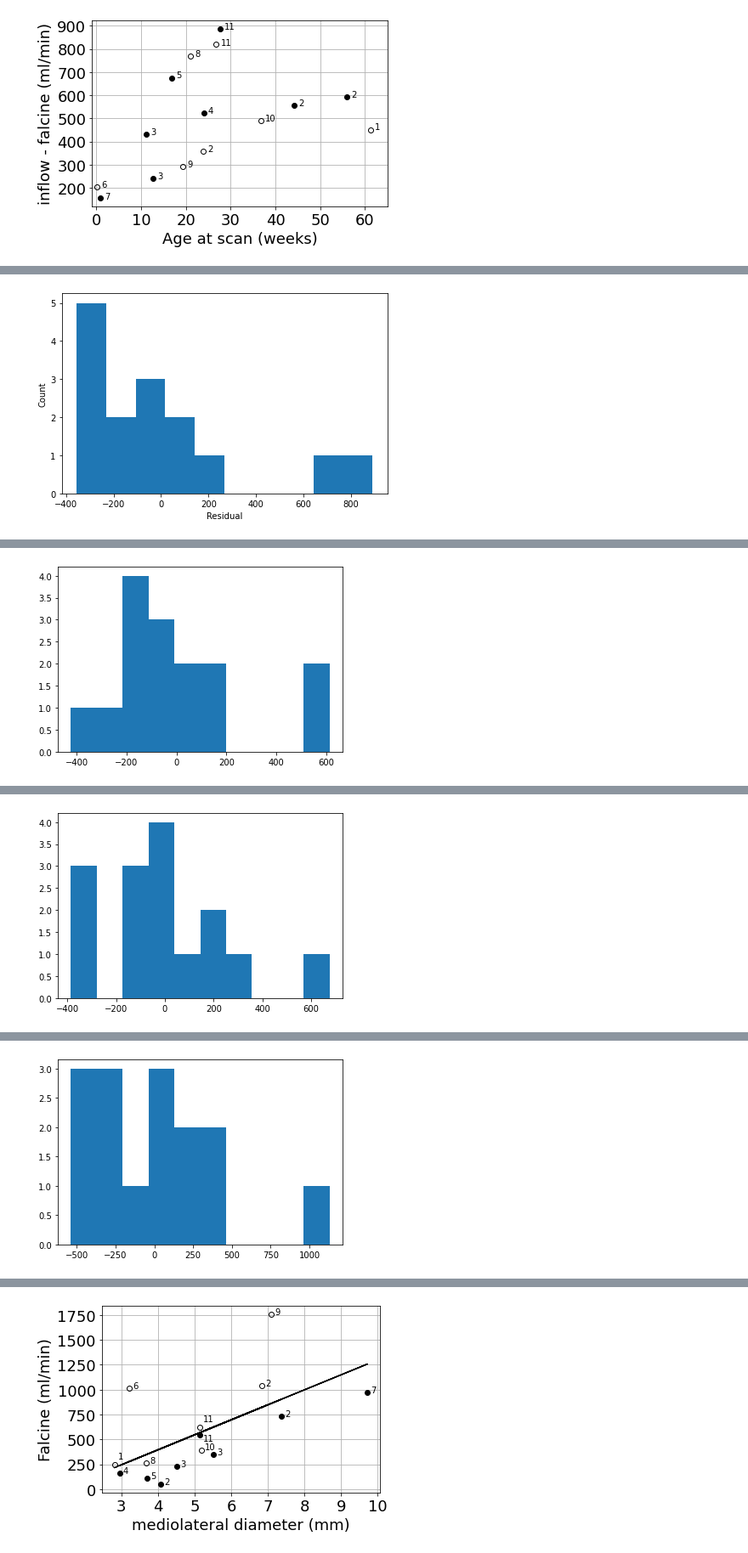
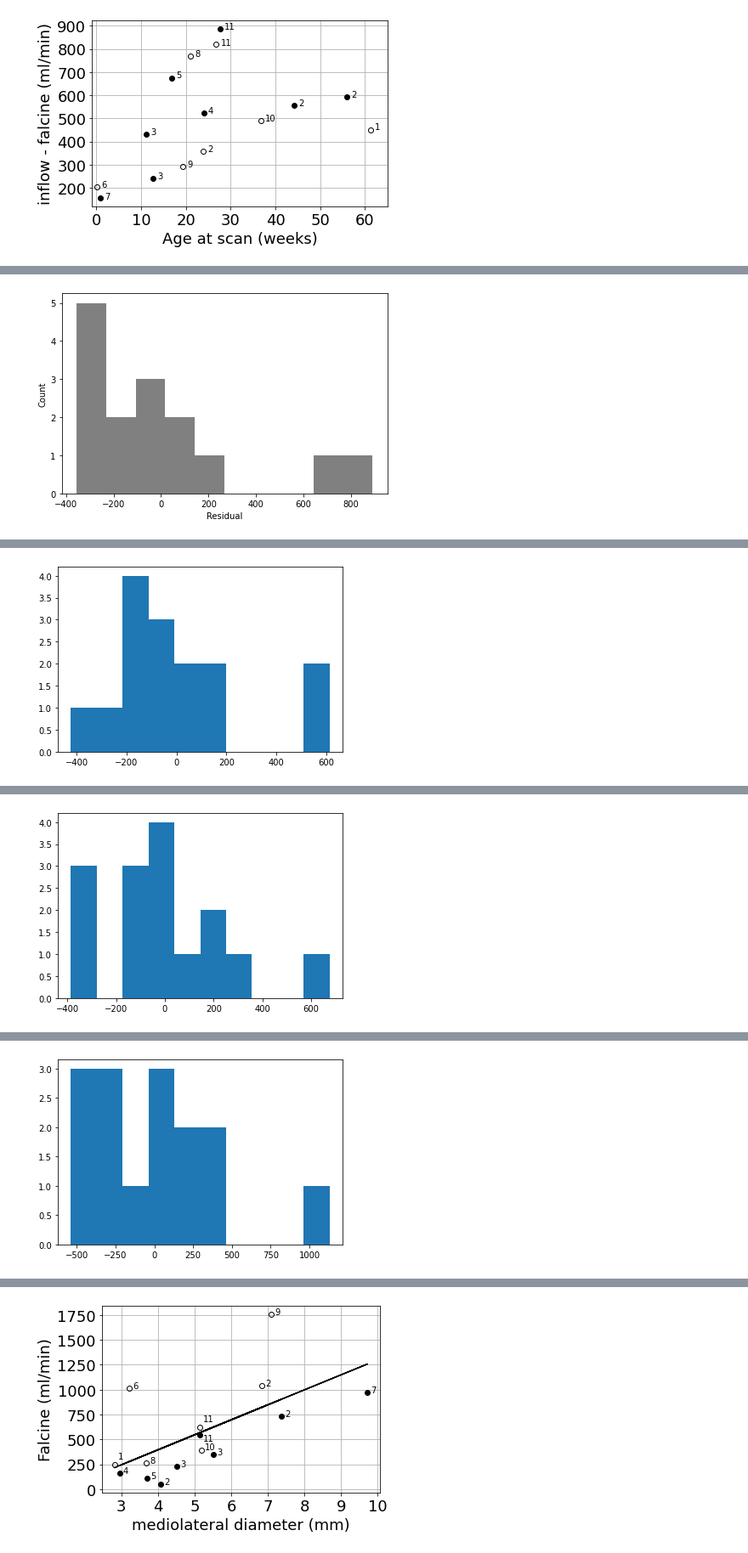
Before and after one commit to dittothat/vogm_4dflow, a Jupyter notebook: VOGM_manuscript_analysis.ipynb, the cells around one changed output, grey strips where cells are left out. Shown: that part at 85% size. Cells and saved outputs as stored; diff of their text form; code cells hidden in the pictures.

```diff
--- a/VOGM_manuscript_analysis.ipynb
+++ b/VOGM_manuscript_analysis.ipynb
@@ -324,13 +307,13 @@ T['falcine_mlmin'] = T['falcine'] * 60
 mod = smf.ols(formula="falcine_mlmin ~ SSMD", data=T) # And embo is not significant (Does that make sense?)
 res = mod.fit()
 print(res.summary())
-plt.hist(res.resid)
+plt.hist(res.resid, color='gray', histtype='bar')
 plt.xlabel('Residual')
 plt.ylabel('Count')
 fig = plt.gcf()
 plt.tight_layout()
 plt.show()
-fig.savefig('fig4b_excld12.png')
+fig.savefig('fig4b_excld12.png', dpi=300)
 
 print(format_result(res))
 
@@ -372,14 +355,14 @@ Time:                        09:57:14   Log-Likelihood:                -109.28
 No. Observations:                  15   AIC:                             222.6
 Df Residuals:                      13   BIC:                             224.0
 Df Model:                           1
 Covariance Type:            nonrobust
 ==============================================================================
 ... (9 lines left out)
 ==============================================================================
 
 Notes:
 [1] Standard Errors assume that the covariance matrix of the errors is correctly specified.
-[figure, old version]
+[figure, new version]
 Intercept: -206 [-823, 411] P=0.484
 SSMD: 151 [37, 264] P=0.013
 W=0.79, P=0.003
```
Also changed, not shown: parts of 21 cells of this notebook.
